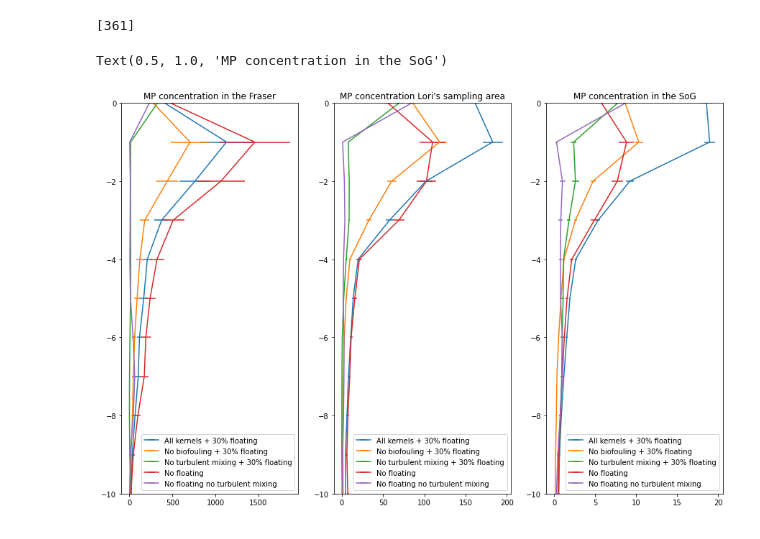
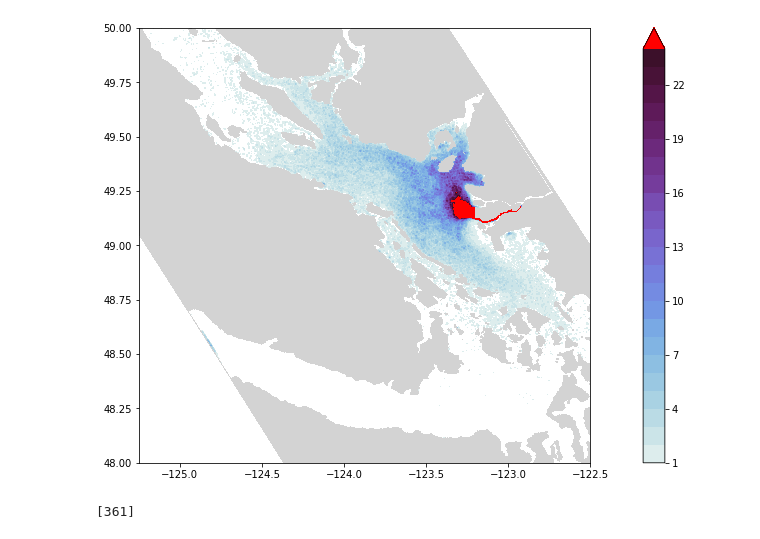
Before and after one commit to SalishSeaCast/analysis-jose, a Jupyter notebook: notebooks/parcels/Remote/Fibres/concentration.ipynb, the cells around one changed output. Saved outputs shown, nothing was run; the diff lists cells and outputs as text; code cells hidden in the pictures.

```diff
--- a/notebooks/parcels/Remote/Fibres/concentration.ipynb
+++ b/notebooks/parcels/Remote/Fibres/concentration.ipynb
@@ -87,33 +87,35 @@ def mapanimation(file,clon,clat,fps=1,local=1):
     return animation.FuncAnimation(fig, update, frames=np.arange(0,file.shape[0],fps))
 # %%
 z = mask.gdepw_0[0,:,240,340]
-# cend=conc*0.1*(2118/5)*(2*3600/2.6e6)
+cend=conc*0.01*(2118/5)*(2*3600/2.6e6)/2
 # cend1=conc1*0.1*(2118/5)*(2*3600/2.6e6)
 # cend2=conc2*0.1*(2118/5)*(2*3600/2.6e6)
 # cend3=conc3*0.1*(2118/5)*(2*3600/2.6e6)
 
 
-# fig = plt.figure(figsize=(19, 8))
-# axs = plt.axes(xlim=(-123.25,-122.8),ylim=(49,49.25))
-# #axs=plt.axes(xlim=(-125,-122.5),ylim=(48.5,49.7))
+fig = plt.figure(figsize=(19, 8))
+#axs = plt.axes(xlim=(-123.25,-122.8),ylim=(49,49.25))
+axs=plt.axes(xlim=(-125.25,-122.5),ylim=(48,50))
 
-# levels = np.linspace(1,800,50)
+levels = np.linspace(1,800,50)
 
-# colors = list(cmocean.cm.dense(np.linspace(0,1,len(levels)-1)))
-# colors[-1] = "red"
-# cmap = matplotlib.colors.ListedColormap(colors,"", len(colors))
+colors = list(cmocean.cm.dense(np.linspace(0,1,len(levels)-1)))
+colors[-1] = "red"
+cmap = matplotlib.colors.ListedColormap(colors,"", len(colors))
 
 
 
 # #axs.contourf(coords.nav_lon, coords.nav_lat, 10*mask.mbathy[0,:,:],levels=np.arange(0,400,10),cmap=cmocean.cm.deep,alpha=1)
-# a=axs.contourf(coords.nav_lon, coords.nav_lat, cend2[:,:,0],levels=np.arange(1,150,5),cmap=cmap,extend='max')
-# #axs.scatter(frs_lon,frs_lat)
-# axs.contourf(coords.nav_lon, coords.nav_lat, mask.tmask[0, 0, ...], levels=[-0.01, 0.01], colors='lightgray')
+a=axs.contourf(coords.nav_lon, coords.nav_lat, cend[:,:,0],levels=np.arange(1,25,1),cmap=cmap,extend='max')
+ #axs.scatter(frs_lon,frs_lat)
+axs.contourf(coords.nav_lon, coords.nav_lat, mask.tmask[0, 0, ...], levels=[-0.01, 0.01], colors='lightgray')
 
 # #axs.contour(coords.nav_lon, coords.nav_lat, mask.tmask[0, 0, ...], levels=[-0.01, 0.01], colors='k')
-# plt.colorbar(a)
+plt.colorbar(a)
 
-# axs.set_aspect(1/np.sin(np.deg2rad(49)))
+axs.set_aspect(1/np.sin(np.deg2rad(49)))
+# %% [output]
+[figure, added]
 # %%
 vol=xr.open_dataset('/home/jvalenti/MOAD/grid/grid/mesh_maskBV201702.nc')['volume_cell']
 # %%
@@ -198,14 +200,11 @@ def MP_measur(ax,RES):
     return
 # %%
-RES = pd.read_csv('results.csv')
-fig,axs=plt.subplots(1,3,figsize=(15,10))
-MP_measur(axs,RES)
-axs[0].set_title('MP concentration in the Fraser')
-axs[1].set_title("MP concentration Lori's sampling area")
-axs[2].set_title('MP concentration in the SoG')
+# RES = pd.read_csv('results.csv')
+# fig,axs=plt.subplots(1,3,figsize=(15,10))
+# MP_measur(axs,RES)
+# axs[0].set_title('MP concentration in the Fraser')
+# axs[1].set_title("MP concentration Lori's sampling area")
+# axs[2].set_title('MP concentration in the SoG')
-# %% [output]
-Text(0.5, 1.0, 'MP concentration in the SoG')
-[figure, removed]
 # %%
 def MP_measure(ax,conc,label):
     Fraser_MP,Fraser_SE=get_conc(49.1,49.13,-123.2,-123.16,conc)
```
Also changed, not shown: parts of 6 cells of this notebook, 1 other file.
